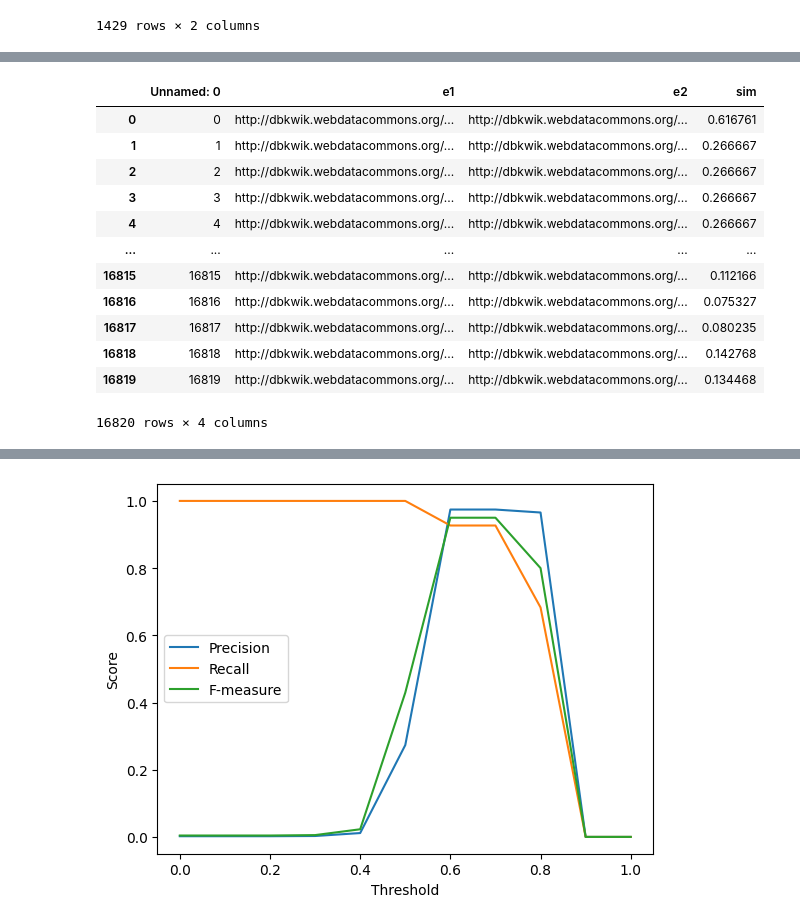
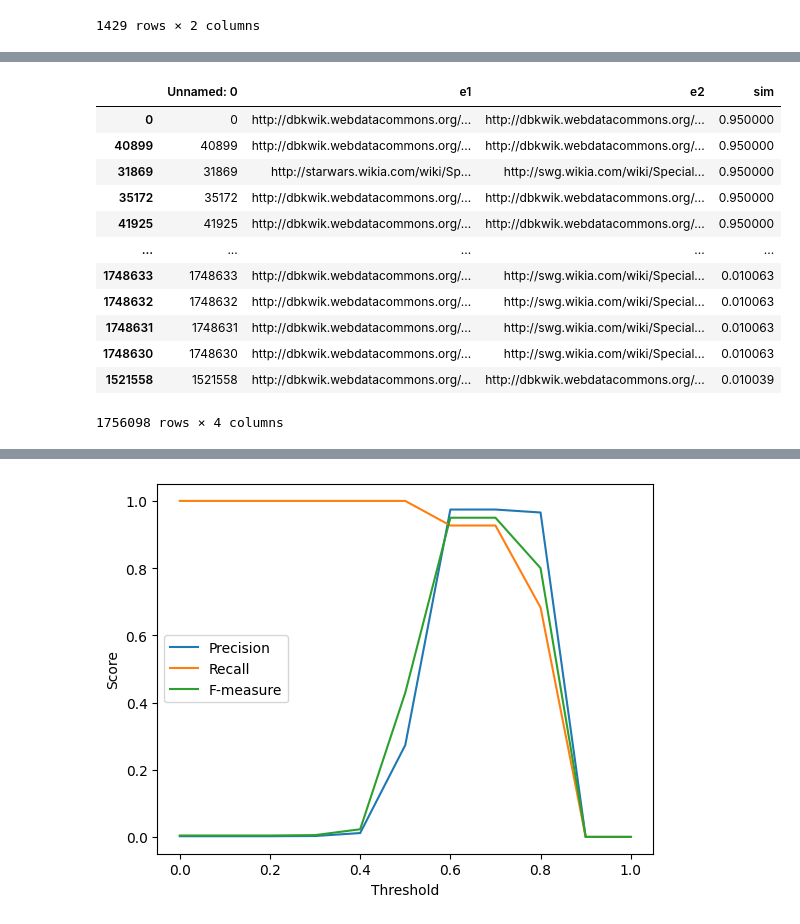
Before and after one commit to eitiyamamoto/Full-Triple-Matcher, a Jupyter notebook: dataset/Create matches.ipynb, the cells around one changed output, grey strips where cells are left out. Saved outputs shown, nothing was run; the diff lists cells and outputs as text; code cells hidden in the pictures.

```diff
--- a/dataset/Create matches.ipynb
+++ b/dataset/Create matches.ipynb
@@ -95,25 +95,26 @@ match_df
 # %%
-generated_df = pd.read_csv('')
+generated_df = pd.read_csv(
+    '/Users/yamamotobikutorueiichi/codes/custom_paris/both func and func inv method/sww-swg/entity_sim_9.csv')
 
 #generated_df = pd.read_csv('/Users/yamamotobikutorueiichi/codes/paris/sww-swg/9_eqv_full.tsv', sep='\t', names=['e1', 'e2', 'sim'])
 
 #generated_df = pd.read_csv('/Users/yamamotobikutorueiichi/codes/custom_paris/knowledgegraph-alignments-4/marvelcinematicuniverse-marvel/BaselineAltLabel/systemAlignment.csv')
 # %%
-generated_df
+generated_df.sort_values('sim', ascending=False)
 # %% [output]
 |  | Unnamed: 0 | e1 | e2 | sim |
-| 0 | 0 | http://dbkwik.webdatacommons.org/... | http://dbkwik.webdatacommons.org/... | 0.616761 |
-| 1 | 1 | http://dbkwik.webdatacommons.org/... | http://dbkwik.webdatacommons.org/... | 0.266667 |
-| 2 | 2 | http://dbkwik.webdatacommons.org/... | http://dbkwik.webdatacommons.org/... | 0.266667 |
-| 3 | 3 | http://dbkwik.webdatacommons.org/... | http://dbkwik.webdatacommons.org/... | 0.266667 |
-| 4 | 4 | http://dbkwik.webdatacommons.org/... | http://dbkwik.webdatacommons.org/... | 0.266667 |
+| 0 | 0 | http://dbkwik.webdatacommons.org/... | http://dbkwik.webdatacommons.org/... | 0.950000 |
+| 40899 | 40899 | http://dbkwik.webdatacommons.org/... | http://dbkwik.webdatacommons.org/... | 0.950000 |
+| 31869 | 31869 | http://starwars.wikia.com/wiki/Sp... | http://swg.wikia.com/wiki/Special... | 0.950000 |
+| 35172 | 35172 | http://dbkwik.webdatacommons.org/... | http://dbkwik.webdatacommons.org/... | 0.950000 |
+| 41925 | 41925 | http://dbkwik.webdatacommons.org/... | http://dbkwik.webdatacommons.org/... | 0.950000 |
 | ... | ... | ... | ... | ... |
-| 16815 | 16815 | http://dbkwik.webdatacommons.org/... | http://dbkwik.webdatacommons.org/... | 0.112166 |
-| 16816 | 16816 | http://dbkwik.webdatacommons.org/... | http://dbkwik.webdatacommons.org/... | 0.075327 |
-| 16817 | 16817 | http://dbkwik.webdatacommons.org/... | http://dbkwik.webdatacommons.org/... | 0.080235 |
-| 16818 | 16818 | http://dbkwik.webdatacommons.org/... | http://dbkwik.webdatacommons.org/... | 0.142768 |
-| 16819 | 16819 | http://dbkwik.webdatacommons.org/... | http://dbkwik.webdatacommons.org/... | 0.134468 |
+| 1748633 | 1748633 | http://dbkwik.webdatacommons.org/... | http://swg.wikia.com/wiki/Special... | 0.010063 |
+| 1748632 | 1748632 | http://dbkwik.webdatacommons.org/... | http://swg.wikia.com/wiki/Special... | 0.010063 |
+| 1748631 | 1748631 | http://dbkwik.webdatacommons.org/... | http://swg.wikia.com/wiki/Special... | 0.010063 |
+| 1748630 | 1748630 | http://dbkwik.webdatacommons.org/... | http://swg.wikia.com/wiki/Special... | 0.010063 |
+| 1521558 | 1521558 | http://dbkwik.webdatacommons.org/... | http://dbkwik.webdatacommons.org/... | 0.010039 |
-16820 rows × 4 columns
+1756098 rows × 4 columns
 # %%
 resource_generated_df = generated_df[generated_df['e1'].str.contains('/resource/')]
 # %%
```
Also changed, not shown: parts of 41 cells of this notebook, 13 other files.
